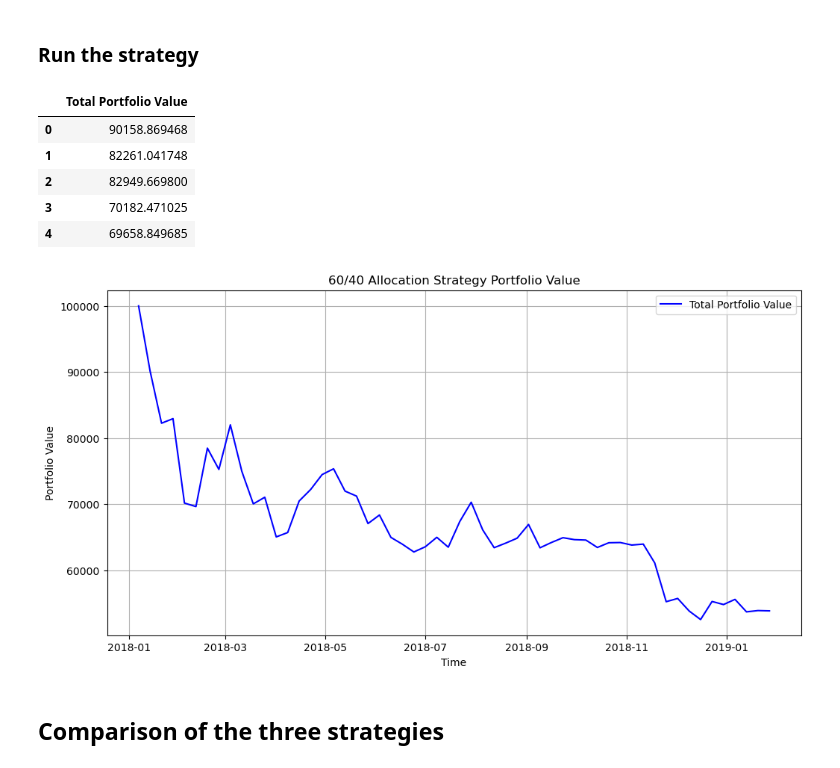
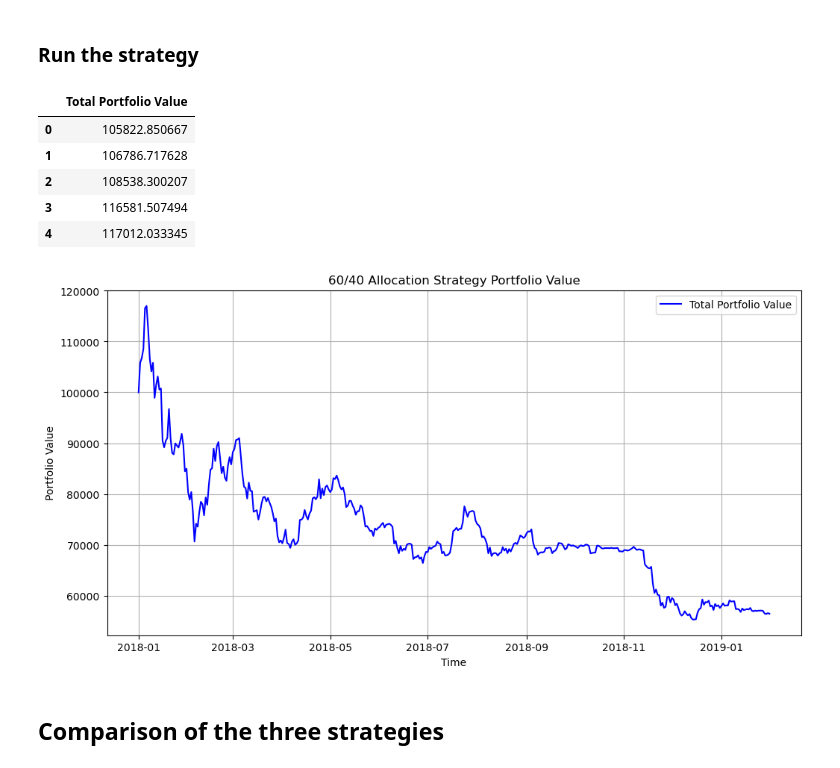
Before and after one commit to ugoescato/Applied-Master-Project, a Jupyter notebook: PI 2.ipynb, the cells around one changed output. Cells and saved outputs as stored; diff of their text form; code cells hidden in the pictures.

```diff
--- a/PI 2.ipynb
+++ b/PI 2.ipynb
@@ -61,5 +71,5 @@ floor_fractions = [0.5, 0.6, 0.7, 0.8, 0.9, 1]  # Array of floor fractions
 start_date = '2018-01'
 end_date = '2019-01'
 
-btc_array = np.array(btc_weekly.loc[start_date:end_date])
-t_bill_array = np.array(t_bill_weekly.loc[start_date:end_date])
+btc_array = np.array(btc_daily.loc[start_date:end_date])
+t_bill_array = np.array(t_bill_daily.loc[start_date:end_date])
@@ -546,7 +572,7 @@ def buy_and_hold_strategy(risky_asset, riskless_rate, allocation_ratio, initial_
         btc_value *= (1 + btc_weekly_return)
 
         # Calculate T-Bill return for the current week (rate-based)
-        t_bill_weekly_return = riskless_rate[i] / 100 / 52  # adjust as needed (52 for weekly, 252 for daily)
+        t_bill_weekly_return = riskless_rate[i] / 100 / 252  # adjust as needed (52 for weekly, 252 for daily)
         t_bill_value *= (1 + t_bill_weekly_return)
 
         # Store portfolio value
@@ -582,22 +608,22 @@ buy_and_hold_results = buy_and_hold_strategy(btc_array, t_bill_array, allocation
 buy_and_hold_results.head()
 # %% [output]
 |  | Total Portfolio Value |
-| 0 | 90158.869468 |
-| 1 | 82261.041748 |
-| 2 | 82949.669800 |
-| 3 | 70182.471025 |
-| 4 | 69658.849685 |
+| 0 | 105822.850667 |
+| 1 | 106786.717628 |
+| 2 | 108538.300207 |
+| 3 | 116581.507494 |
+| 4 | 117012.033345 |
 # %%
 # Create a DataFrame for the initial investment with the same index as the portfolio_df
-initial_investment_df = pd.DataFrame([initial_investment], columns=['Total Portfolio Value'], index=[btc_weekly[start_date:end_date].index[0]])
+initial_investment_df = pd.DataFrame([initial_investment], columns=['Total Portfolio Value'], index=[btc_daily[start_date:end_date].index[0]]) # need to adjust
 
 # Concatenate the initial investment DataFrame with the portfolio_df
 buy_and_hold_df = pd.concat([initial_investment_df, buy_and_hold_results]).reset_index(drop=True)
 
 # Plot the results
-plot_allocation_strategy(buy_and_hold_df, btc_weekly[start_date:end_date].index)
+plot_allocation_strategy(buy_and_hold_df, btc_daily[start_date:end_date].index)
 # %% [output]
-[figure, old version]
+[figure, new version]
 # %% [markdown]
 ## Comparison of the three strategies
 # %%
```
Also changed, not shown: parts of 17 cells of this notebook.
